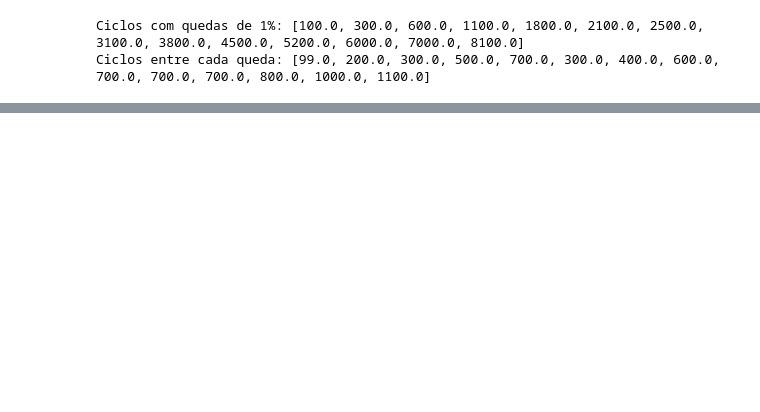
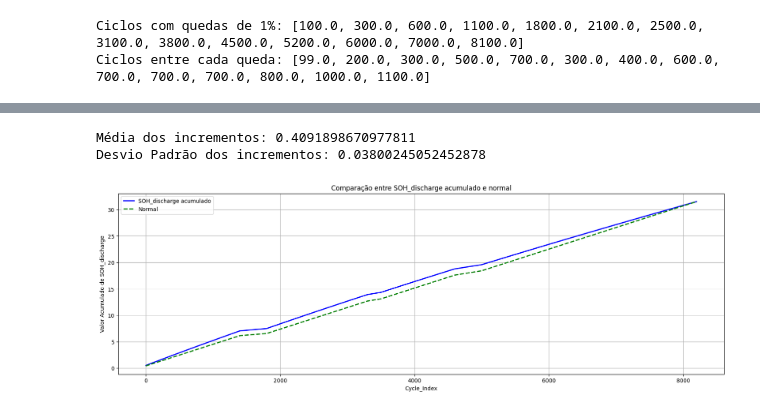
Before and after one commit to Davi-SB/Battery-Analysis, a Jupyter notebook: SOH_vs_Temperature.ipynb, the cells around one changed output, grey strips where cells are left out. Cells and saved outputs as stored; diff of their text form; code cells hidden in the pictures; blank space fills up the shorter version.

Commit message:
create normal

```diff
--- a/SOH_vs_Temperature.ipynb
+++ b/SOH_vs_Temperature.ipynb
@@ -212,0 +215,29 @@ plt.show()
+# %%
+# Calcula a soma acumulada da coluna SOH_discharge.
+df_grouped["cum_SOH"] = df_grouped["SOH_discharge"].cumsum()
+
+mean = df_grouped["SOH_discharge"].mean()
+std = df_grouped["SOH_discharge"].std()
+
+print("Média dos incrementos:", mean)
+print("Desvio Padrão dos incrementos:", std)
+
+# Curva esperada se cada ciclo contribuísse com o valor médio (normal)
+expected_cumsum = mean * (np.arange(len(df_grouped)) + 1)
+
+fig, ax = plt.subplots(figsize=(20, 6))
+
+ax.plot(df_grouped["Cycle_Index"], df_grouped["cum_SOH"], label="SOH_discharge acumulado", color="blue", linewidth=2)
+ax.plot(df_grouped["Cycle_Index"], expected_cumsum, label="Normal", color="green", linestyle="--", linewidth=2)
+
+ax.set_xlabel("Cycle_Index")
+ax.set_ylabel("Valor Acumulado de SOH_discharge")
+ax.set_title("Comparação entre SOH_discharge acumulado e normal")
+ax.legend(loc='best')
+ax.grid(True)
+
+plt.show()
+# %% [output]
+Média dos incrementos: 0.4091898670977811
+Desvio Padrão dos incrementos: 0.03800245052452878
+[figure, added]
```
Also changed, not shown: parts of 7 cells of this notebook.
